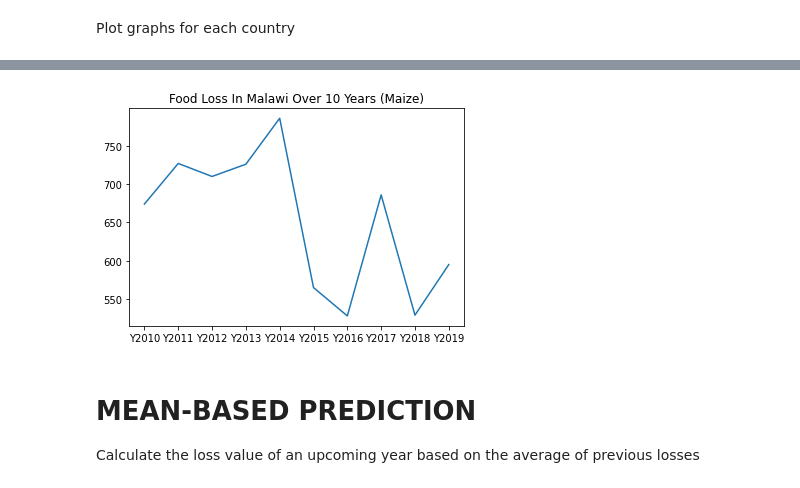
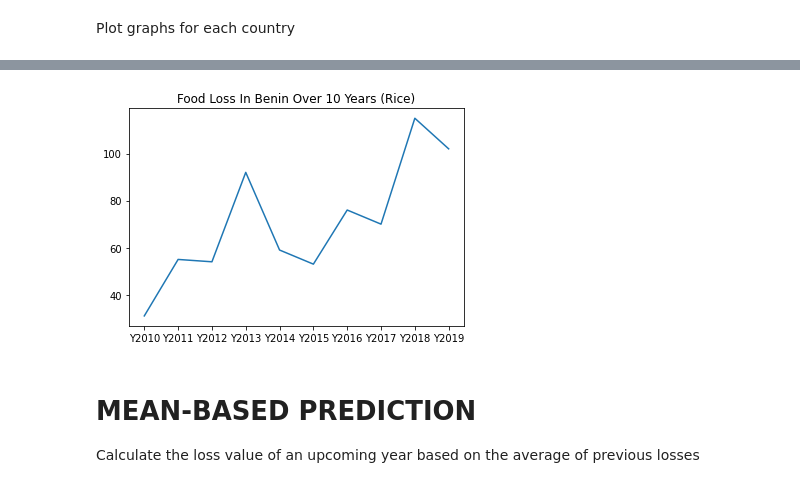
Before and after one commit to murathansygl/Food-Supply-Chain, a Jupyter notebook: module_1.ipynb, the cells around one changed output, grey strips where cells are left out. Saved outputs shown, nothing was run; the diff lists cells and outputs as text; code cells hidden in the pictures.

```diff
--- a/module_1.ipynb
+++ b/module_1.ipynb
@@ -97,5 +102,5 @@ for i in countries:
 # %%
-data=select("Malawi","Maize")
+data=select("Benin","Rice")
 data
 # %% [output]
 |  | Area | Item | Element | Unit | Y2010 | Y2011 | Y2012 | Y2013 | Y2014 | Y2015 | Y2016 | ... |
@@ -103,11 +108,11 @@ data
 # %%
 losses=pd.DataFrame(data.iloc[0,4:])
 losses.columns=["Actual"]
 plt.plot(losses.index,losses["Actual"])
-plt.title("Food Loss In Malawi Over 10 Years (Maize)")
+plt.title("Food Loss In Benin Over 10 Years (Rice)")
 plt.show()
 # %% [output]
-[figure, old version]
+[figure, new version]
 # %% [markdown]
 # MEAN-BASED PREDICTION
 
```
Also changed, not shown: parts of 39 cells of this notebook, 3 other files.
